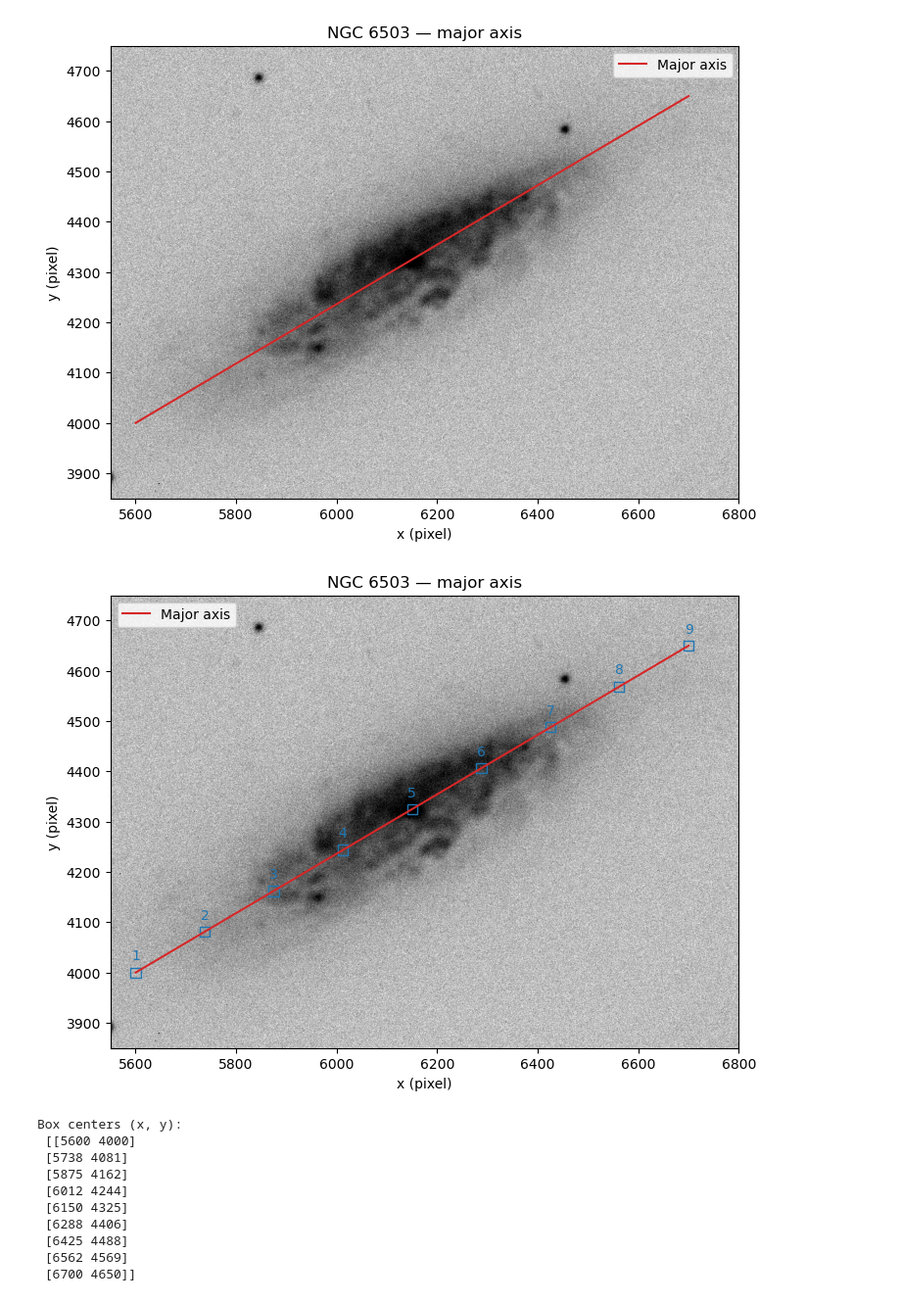
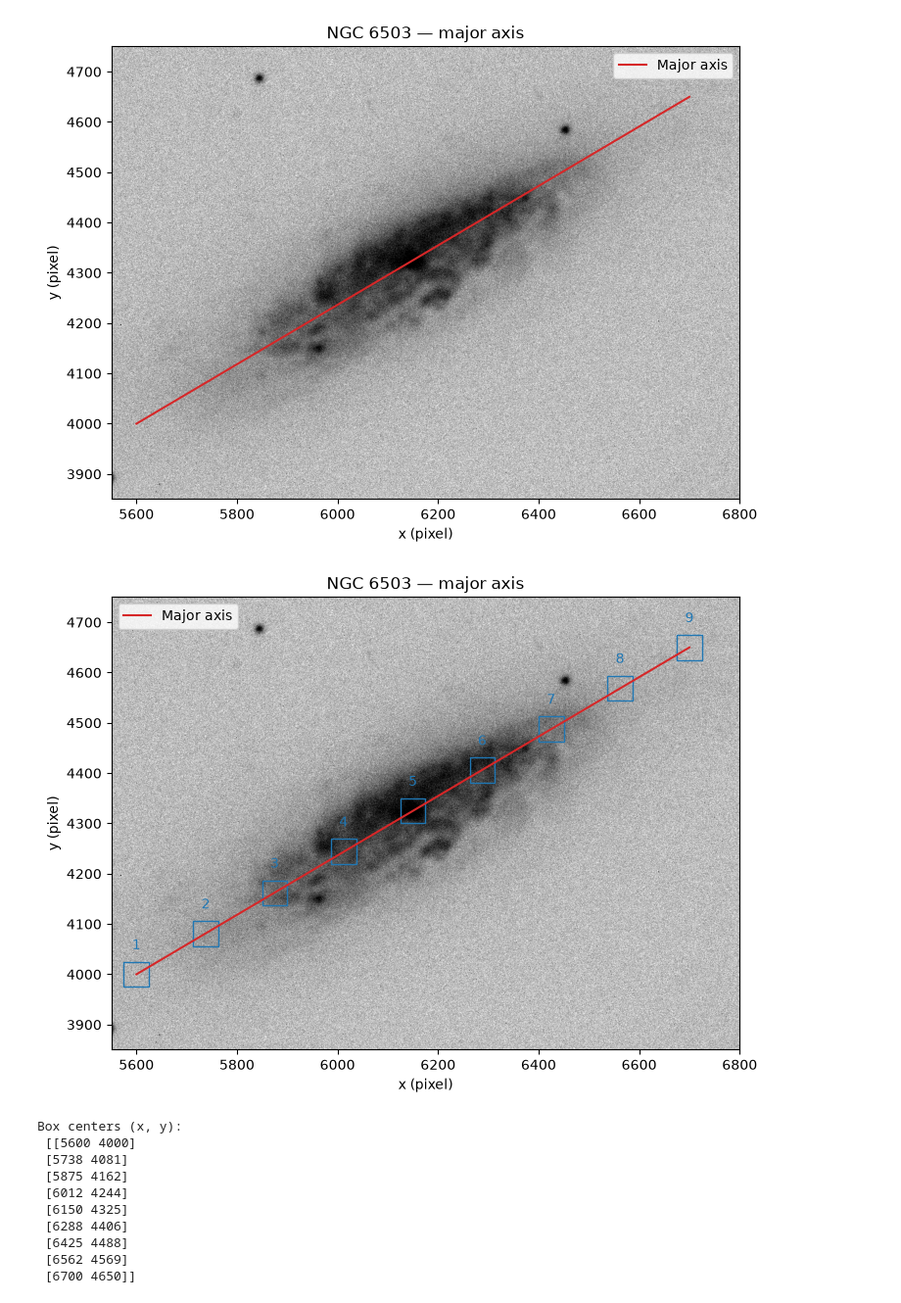
Before and after one commit to rohanhdhillon/12.410-code, a Jupyter notebook: project/pipeline_one.ipynb, the cells around one changed output. Shown at 98% size. Cells and saved outputs as stored; diff of their text form; code cells hidden in the pictures.

```diff
--- a/project/pipeline_one.ipynb
+++ b/project/pipeline_one.ipynb
@@ -385,23 +385,23 @@ plt.show()
 # %%
 # Define 9 squares along this line, roughly equidistant from each other,
 # with the outermost being slightly past the visible arms of the galaxy (about (5600, 4000) and (6700, 4650)).
 # The size of each square should be something like 20 x 20.
 
 from matplotlib.patches import Rectangle
 
-box_size = 20
+box_size = 50
 box_centers = np.rint(np.linspace(*axis_ends, 9)).astype(int)
 distance = (box_centers - axis_ends.mean(axis=0)) @ (axis_vector / axis_length)
 
 # Show the same image and line, now with the nine measurement boxes.
 for number, (x, y) in enumerate(box_centers, 1):
     ax.add_patch(Rectangle((x - box_size / 2, y - box_size / 2), box_size, box_size,
                            fill=False, edgecolor="tab:blue"))
-    ax.text(x, y + 25, str(number), color="tab:blue", ha="center")
+    ax.text(x, y + 50, str(number), color="tab:blue", ha="center")
 display(fig)
 print("Box centers (x, y):\n", box_centers)
 # %% [output]
-[figure, old version]
+[figure, new version]
 Box centers (x, y):
  [[5600 4000]
  [5738 4081]
```
Also changed, not shown: parts of 4 cells of this notebook, 5 other files.
